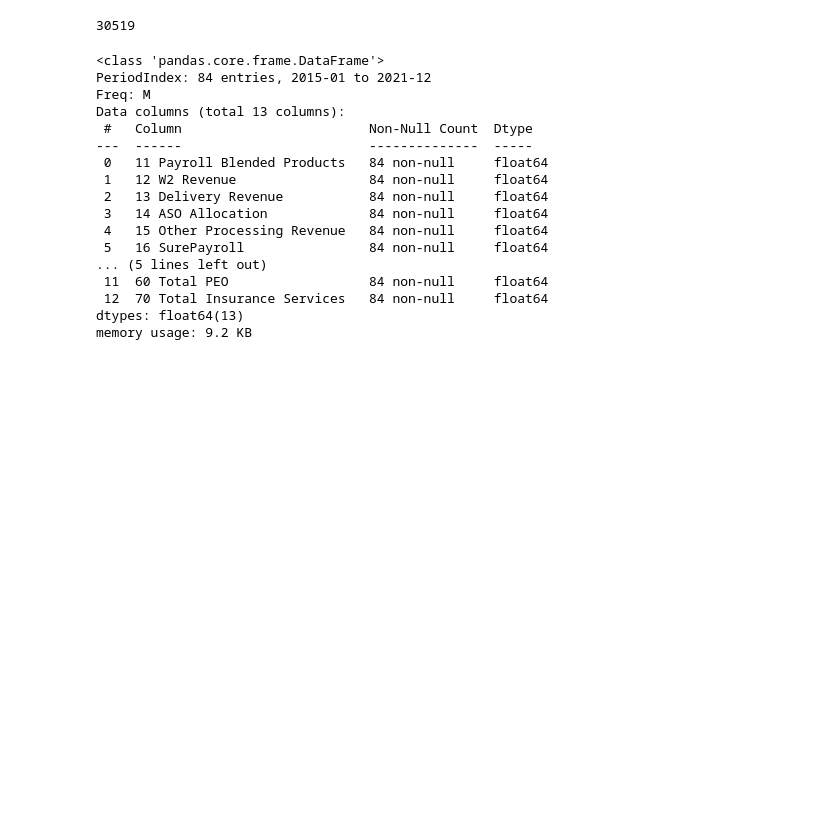
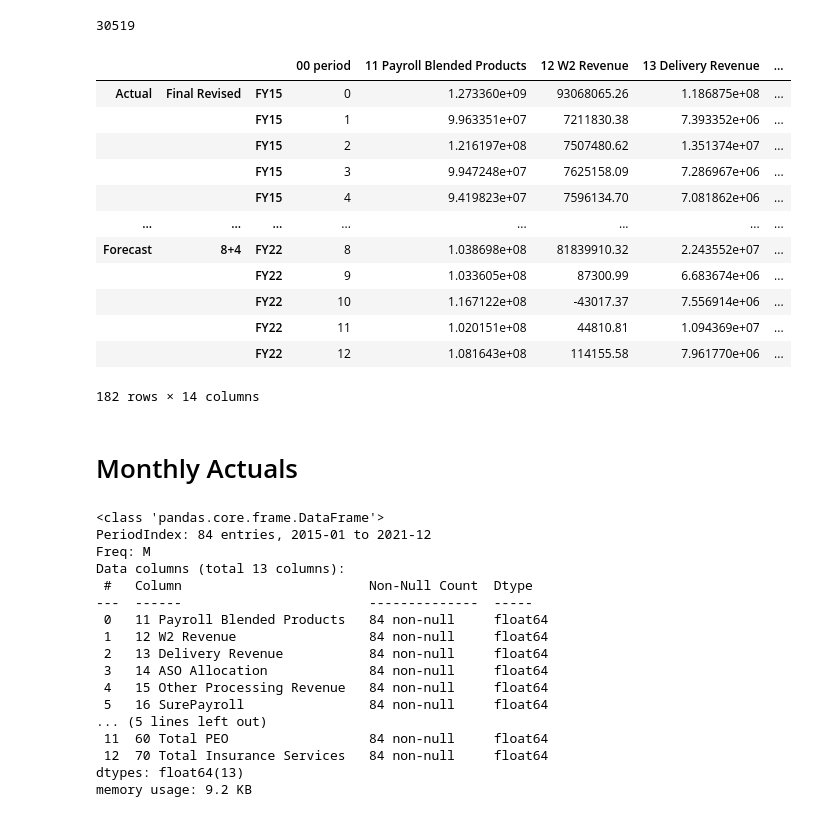
Before and after one commit to jluisjm/Paychex_revenue_forecast, a Jupyter notebook: notebooks/EDA.ipynb, the cells around one changed output. Drawn from its saved outputs; the diff is of its cells as text; code cells hidden in the pictures; blank space fills up the shorter version.

```diff
--- a/notebooks/EDA.ipynb
+++ b/notebooks/EDA.ipynb
@@ -25,6 +27,24 @@ stream_downloader.readinto(stream)
 30519
 # %%
 df = pd.read_parquet(stream, engine='pyarrow')
+# %%
+df
+# %% [output]
+|  |  |  | 00 period | 11 Payroll Blended Products | 12 W2 Revenue | 13 Delivery Revenue | ... |
+| Actual | Final Revised | FY15 | 0 | 1.273360e+09 | 93068065.26 | 1.186875e+08 | ... |
+|  |  | FY15 | 1 | 9.963351e+07 | 7211830.38 | 7.393352e+06 | ... |
+|  |  | FY15 | 2 | 1.216197e+08 | 7507480.62 | 1.351374e+07 | ... |
+|  |  | FY15 | 3 | 9.947248e+07 | 7625158.09 | 7.286967e+06 | ... |
+|  |  | FY15 | 4 | 9.419823e+07 | 7596134.70 | 7.081862e+06 | ... |
+| ... | ... | ... | ... | ... | ... | ... | ... |
+| Forecast | 8+4 | FY22 | 8 | 1.038698e+08 | 81839910.32 | 2.243552e+07 | ... |
+|  |  | FY22 | 9 | 1.033605e+08 | 87300.99 | 6.683674e+06 | ... |
+|  |  | FY22 | 10 | 1.167122e+08 | -43017.37 | 7.556914e+06 | ... |
+|  |  | FY22 | 11 | 1.020151e+08 | 44810.81 | 1.094369e+07 | ... |
+|  |  | FY22 | 12 | 1.081643e+08 | 114155.58 | 7.961770e+06 | ... |
+182 rows × 14 columns
+# %% [markdown]
+# Monthly Actuals
 # %%
 df_month = df[df['00 period']!=0].loc[('Actual','Final Revised'),:].reset_index()
 # %%
```
Also changed, not shown: parts of 12 cells of this notebook.
